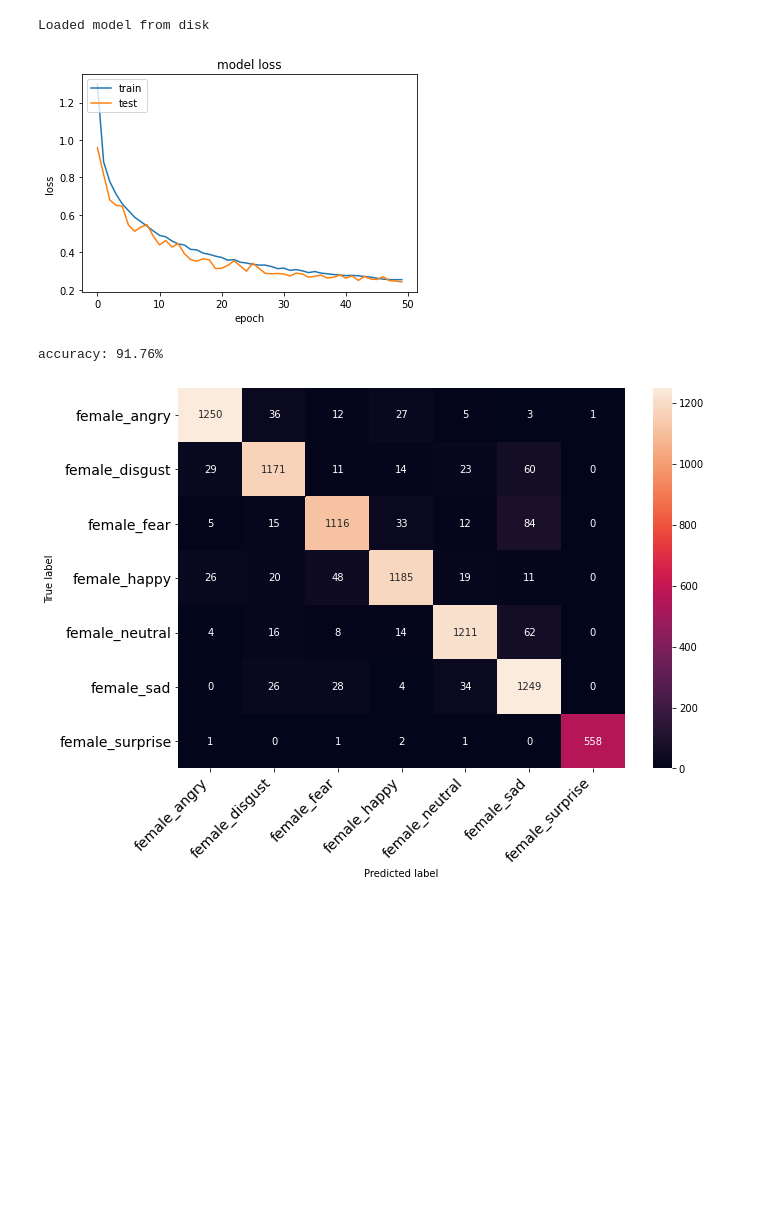
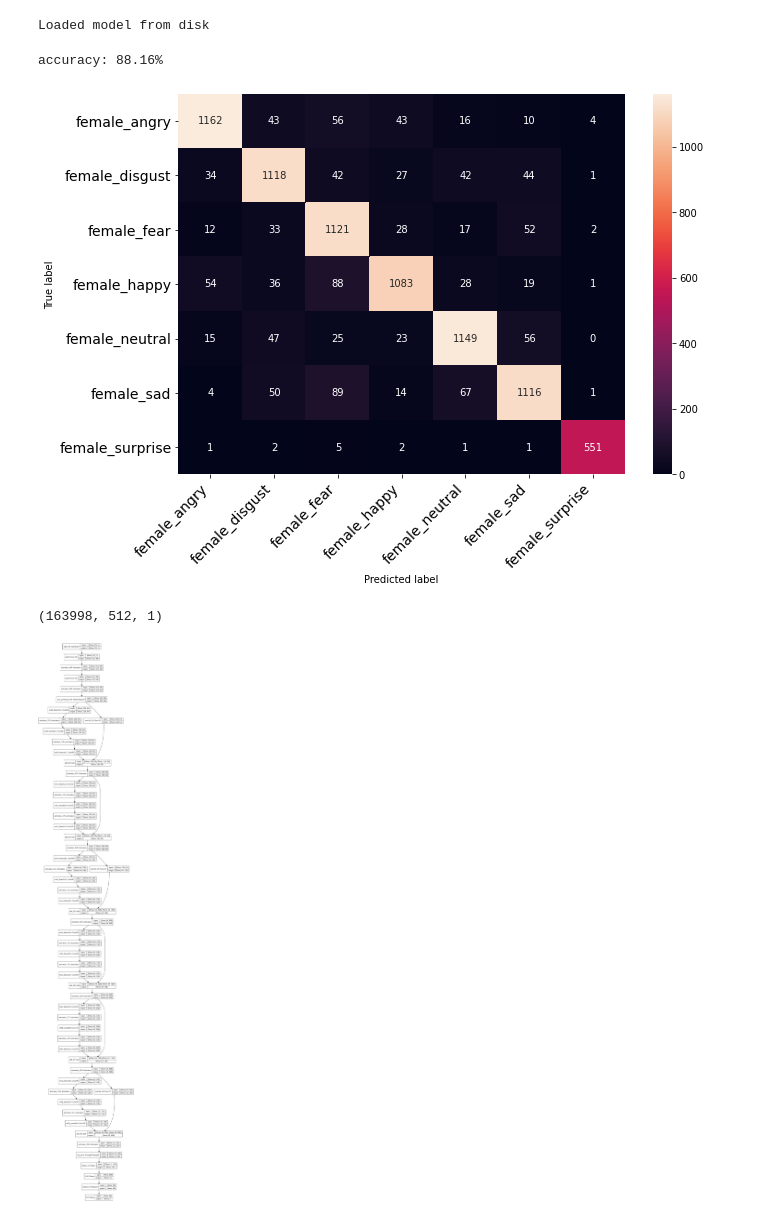
Before and after one commit to puneat/Audio_Sentiment, a Jupyter notebook: female_2d_model.ipynb, the cells around one changed output. Drawn from its saved outputs; the diff is of its cells as text; code cells hidden in the pictures; blank space fills up the shorter version.

```diff
--- a/female_2d_model.ipynb
+++ b/female_2d_model.ipynb
@@ -293,11 +293,12 @@ def print_confusion_matrix(confusion_matrix, class_names, figsize = (10,7), font
     plt.ylabel('True label')
     plt.xlabel('Predicted label')
 # %%
+model_history='dsd'
 results = get_results(model_history,model,X_test,y_test, ref.labels.unique())
-results.create_plot(model_history)
+
+#results.create_plot(model_history)
 results.create_results(model)
 results.confusion_results(X_test, y_test, ref.labels.unique(), model)
 # %% [output]
+accuracy: 88.16%
-[figure, old version]
+[figure, new version]
-accuracy: 91.76%
-[figure, removed]
@@ -303,0 +498,11 @@ accuracy: 91.76%
+# %%
+X_train = np.expand_dims(X_train, axis=2)
+X_test = np.expand_dims(X_test, axis=2)
+X_train.shape
+# %% [output]
+(163998, 512, 1)
+# %%
+model.compile(optimizer='adam', loss='categorical_crossentropy', metrics=['accuracy'])
+plot_model(model,show_shapes=True)
+# %% [output]
+[figure, added]
```
Also changed, not shown: parts of 15 cells of this notebook.
